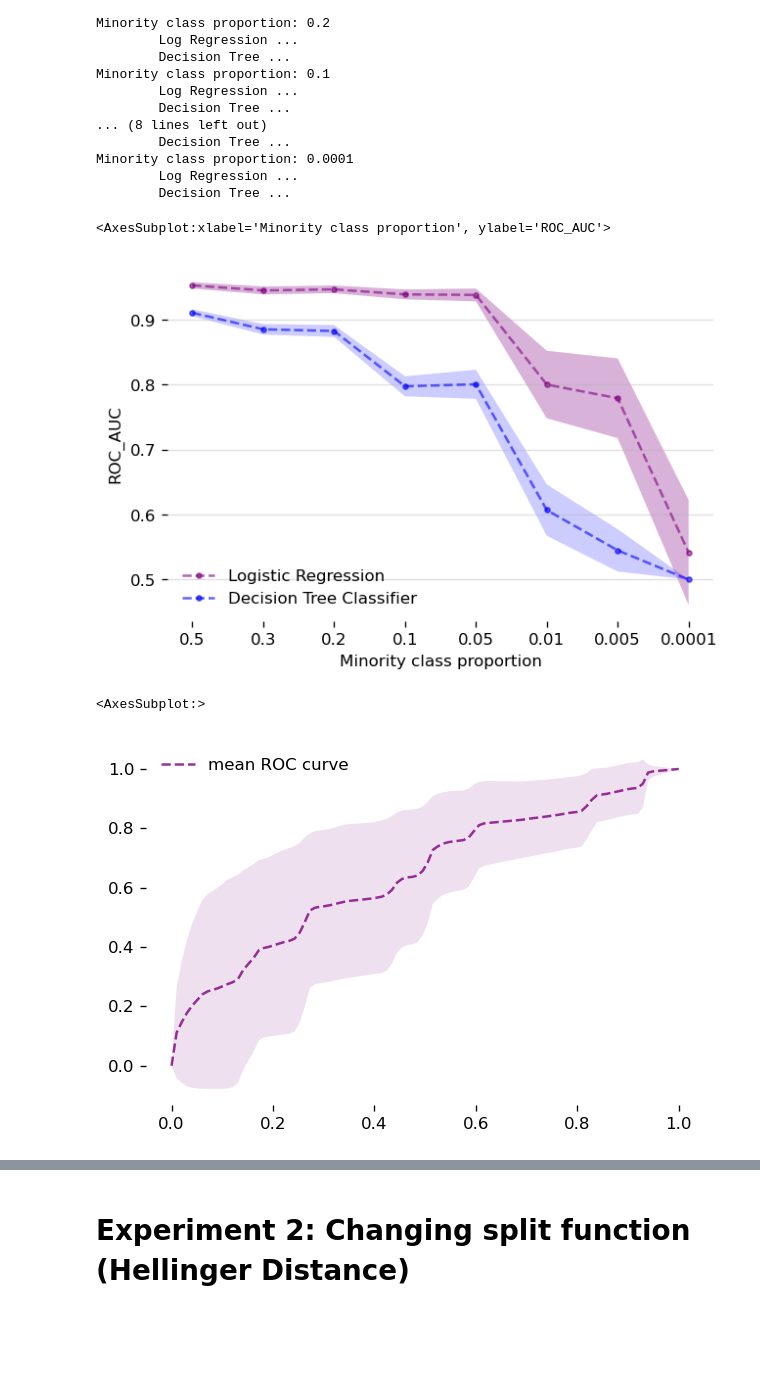
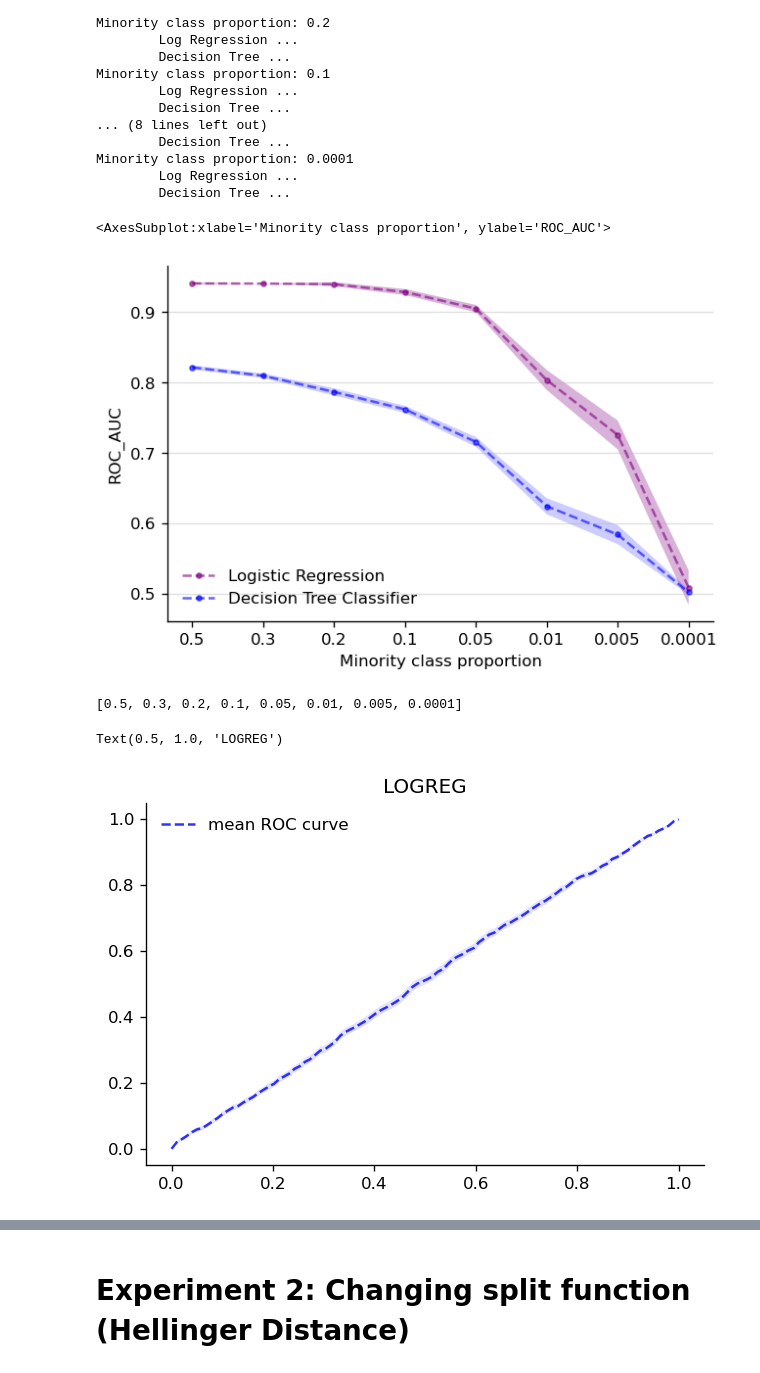
Before and after one commit to pibieta/imbalanced_learning, a Jupyter notebook: notebooks/pablo-model-dependence.ipynb, the cells around one changed output, grey strips where cells are left out. Saved outputs shown, nothing was run; the diff lists cells and outputs as text; code cells hidden in the pictures; blank space fills up the shorter version.

Commit message:
updated notebook with ROC curve plot

```diff
--- a/notebooks/pablo-model-dependence.ipynb
+++ b/notebooks/pablo-model-dependence.ipynb
@@ -304,7 +307,7 @@ def compute_metrics_bootstrap(y_true, y_pred, n_batches=100):
 ## Performance vs Imbalance
 Let us see how the performance changes for different imbalance ratios:
 # %%
-n_samples = 10**4
+n_samples = 10**5
 n_features = 4
 n_informative = 2
 metrics = {}
@@ -396,12 +399,13 @@ ax.set_ylabel(metric_4_display.upper())
 # ax.axhline(y = 0.5, color = 'r', alpha = 0.5, label = 'Random Classifier')
 ax.legend(loc = 'best', frameon = False,)
 ax.grid(True, axis = 'y', alpha = 0.4)
-clean_ax(ax, all = True)
+clean_ax(ax)
 # %% [output]
 <AxesSubplot:xlabel='Minority class proportion', ylabel='ROC_AUC'>
-[figure, old version]
+[figure, new version]
 # %%
 def plot_roc_curve(df_metrics: pd.DataFrame,
+                    color: str = 'purple',
                     label : str = None,
                     ax : matplotlib.axis = None) -> matplotlib.axis:
     """plots the roc curve for a bootstrapped confidence interval
@@ -423,6 +427,7 @@ def plot_roc_curve(df_metrics: pd.DataFrame,
     # Define the mean false positive rate
     mean_fpr = np.linspace(0, 1, 100)
     # Interpolate the roc curves using the mean fpr values
+    tprs = []
     for i in range(df_metrics.shape[0]):
         tpr = df_metrics['roc_curve'][i]['tpr']
         fpr = df_metrics['roc_curve'][i]['fpr']
@@ -433,24 +438,29 @@ def plot_roc_curve(df_metrics: pd.DataFrame,
     mean_tpr = np.mean(tprs, axis = 0)
     std_tpr = np.std(tprs, axis = 0)
     ax.plot(mean_fpr, mean_tpr,
-        color = 'purple',
+        color = color,
         label = label,
         linestyle = '--',
         alpha = 0.8)
     ax.fill_between(mean_fpr,
                 y1 = mean_tpr - std_tpr,
                 y2 = mean_tpr + std_tpr,
-                alpha = 0.12, facecolor = 'purple')
+                alpha = 0.12, facecolor = color)
     ax.legend(loc = 'best', frameon = False)
     return ax
+# %%
+imbalances
+# %% [output]
+[0.5, 0.3, 0.2, 0.1, 0.05, 0.01, 0.005, 0.0001]
 # %%
 imbalance = 0.0001
 model_name = 'logreg'
 df_metrics = metrics[imbalance][model_name]['df_metrics']
 f, ax = plt.subplots(dpi = 120)
-plot_roc_curve(df_metrics,
+plot_roc_curve(df_metrics, color = 'blue',
                 ax = ax)
-clean_ax(ax, all = True)
+clean_ax(ax)
+ax.set_title(model_name.upper())
 # %% [output]
-<AxesSubplot:>
+Text(0.5, 1.0, 'LOGREG')
-[figure, old version]
+[figure, new version]
```
Also changed, not shown: parts of 2 cells of this notebook.
